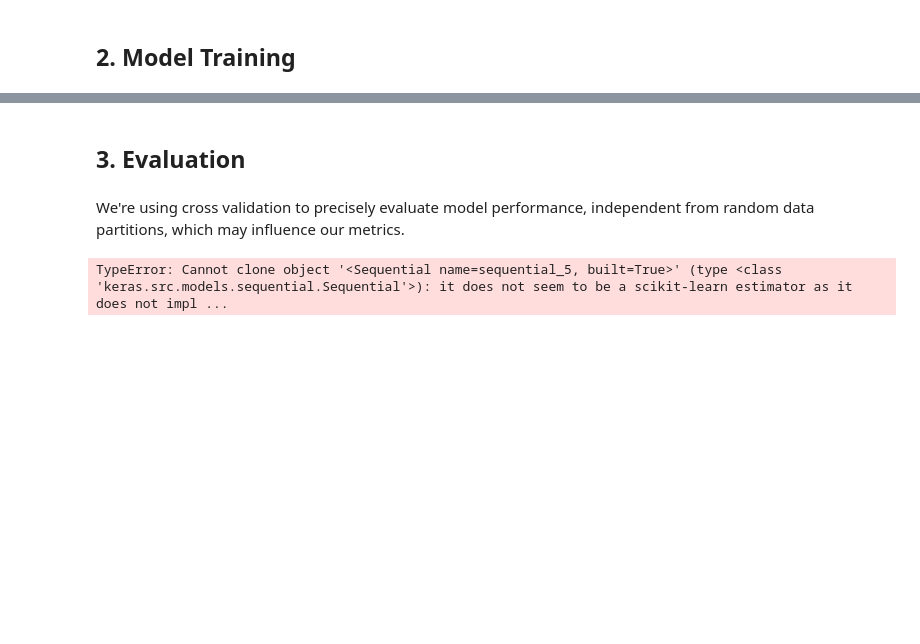
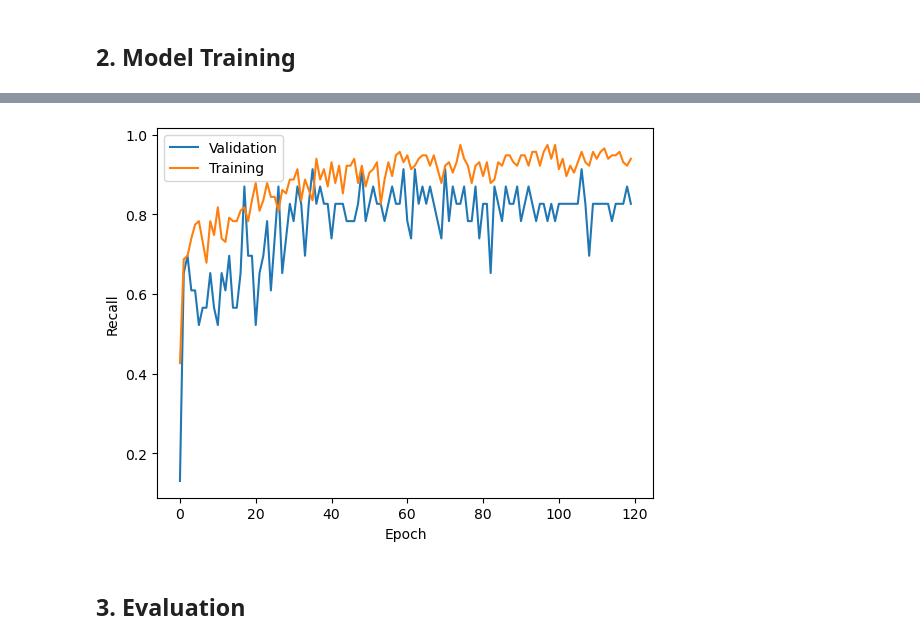
Before and after one commit to curlypetrol/capstone-fuse.ai, a Jupyter notebook: notebooks/1.3-joselierfajardo-neural_net.ipynb, the cells around one changed output, grey strips where cells are left out. Saved outputs shown, nothing was run; the diff lists cells and outputs as text; code cells hidden in the pictures; blank space fills up the shorter version.

```diff
--- a/notebooks/1.3-joselierfajardo-neural_net.ipynb
+++ b/notebooks/1.3-joselierfajardo-neural_net.ipynb
@@ -172,6 +186,17 @@ plt.show()
+# %%
+fig, ax = plt.subplots(1, 1)
+
+train_val = hist.history['val_f1_score']
+ax.plot(range(len(train_val)), hist.history['val_recall'])
+ax.plot(range(len(train_val)), hist.history['recall'])
+ax.set_ylabel('Recall')
+ax.set_xlabel('Epoch')
+ax.legend(['Validation', 'Training'], loc='best')
+
+plt.show()
+# %% [output]
+[figure, added]
 # %% [markdown]
 ## 3. Evaluation
-# %% [markdown]
-We're using cross validation to precisely evaluate model performance, independent from random data partitions, which may influence our metrics.
 # %%
 best_nn = load_model(MODEL_PATH)
@@ -188,6 +202,0 @@ for key in metrics.keys():
-# %%
-cv_result = cross_validate(best_nn, X_test_scaled, y_test, scoring=metrics,\
-    cv = KFold(n_splits=10, shuffle=True, random_state=RANDOM_STATE), return_estimator=True)
-cv_result_df = pd.DataFrame(cv_result)
-# %% [output]
-TypeError: Cannot clone object '<Sequential name=sequential_5, built=True>' (type <class 'keras.src.models.sequential.Sequential'>): it does not seem to be a scikit-learn estimator as it does not impl ...
```
Also changed, not shown: parts of 18 cells of this notebook, 3 other files.
